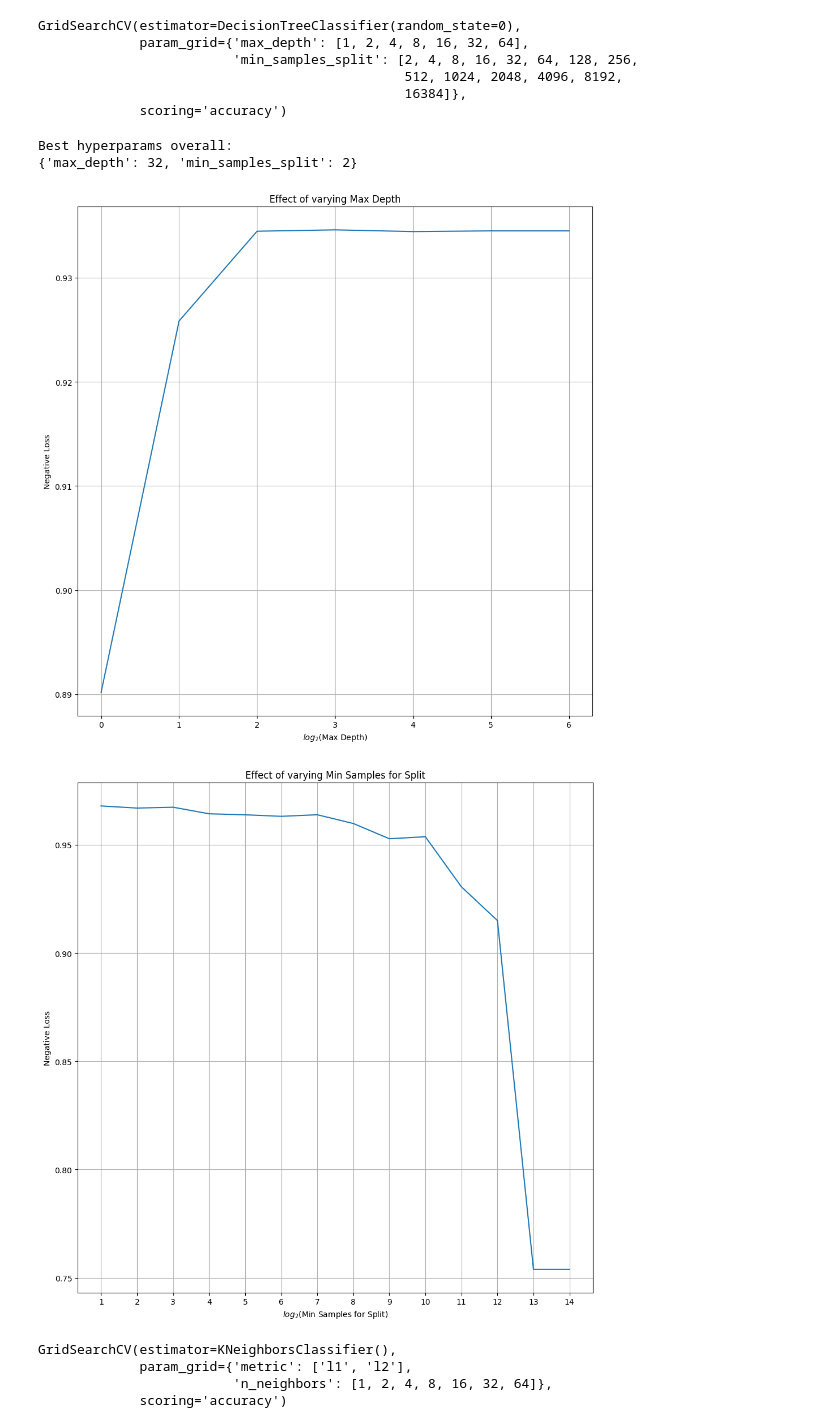
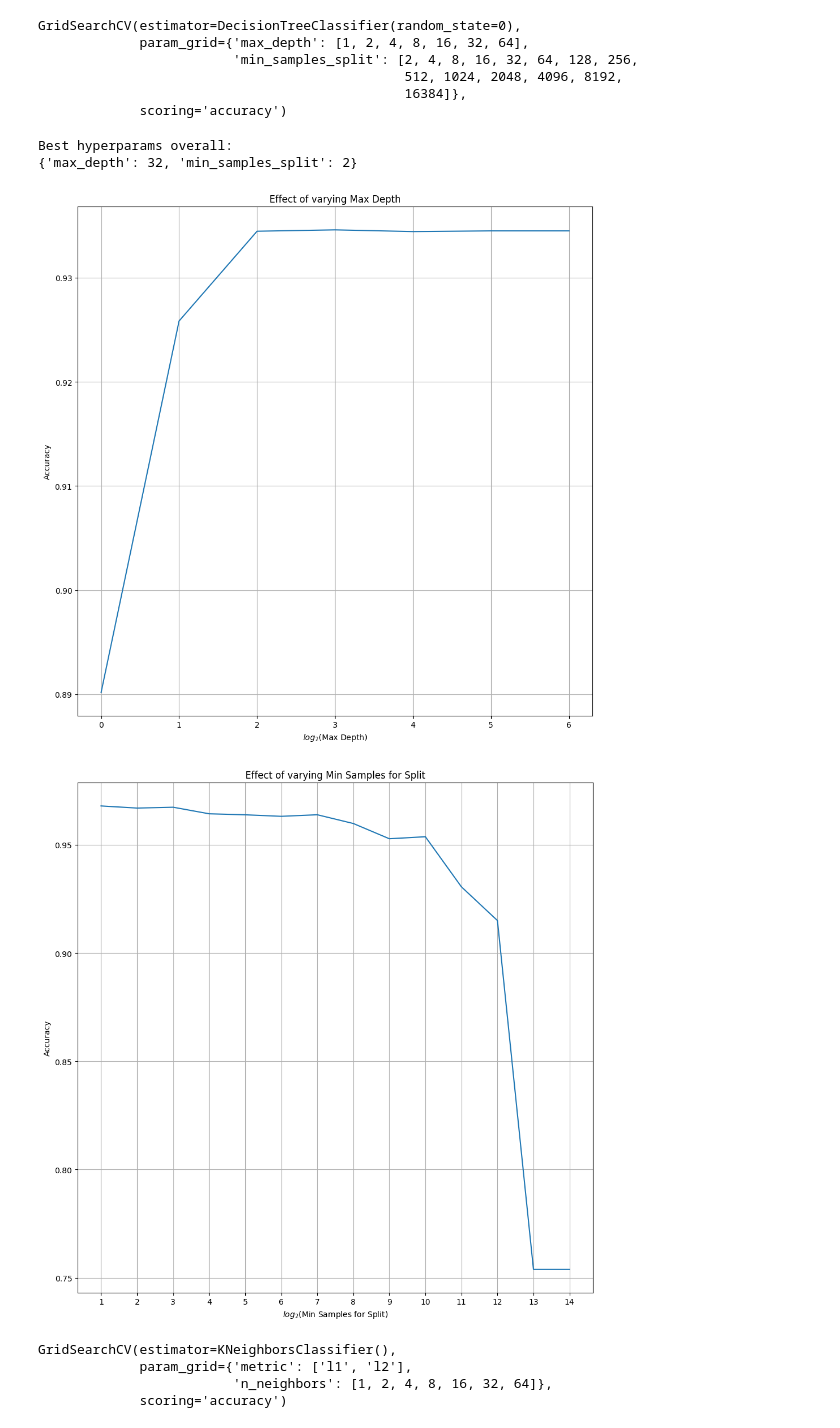
Before and after one commit to COSC5557/hyperparameter-optimization-Mikey-E, a Jupyter notebook: HPO.ipynb, the cells around one changed output. Cells and saved outputs as stored; diff of their text form; code cells hidden in the pictures.

```diff
--- a/HPO.ipynb
+++ b/HPO.ipynb
@@ -360,50 +333,25 @@ GridSearchCV(estimator=DecisionTreeClassifier(random_state=0),
 # %%
 #Now to plot how the hyperparams change the model performance (on average)
 
 #First to get lists of what params were used at each run
 cv_max_depth = GS.cv_results_['param_max_depth']
 cv_min_samples_split = GS.cv_results_['param_min_samples_split']
 
 #And the score obtained at that run
 performances = GS.cv_results_['mean_test_score']
 
-file_path = "graphs/decision_tree_classifier/"
+#Group hyperparam data pre-evaluation
+hyperparam_data = [
+    (hp_list_max_depth, hp_list_max_depth_exponents, cv_max_depth, "Max Depth"),
+    (hp_list_min_samples_split, hp_list_min_samples_split_exponents, cv_min_samples_split, "Min Samples for Split"),
+]
 
-#Now to loop thru, for every candidate find which runs it was a part of, and take the average of those performances
-for hyperparam_list, exponents, cv_results, name in [(hp_list_max_depth, hp_list_max_depth_exponents, cv_max_depth, "Max Depth"),
-                                                    (hp_list_min_samples_split, hp_list_min_samples_split_exponents, cv_min_samples_split, "Min Samples for Split"),]:
-    avgs = []
-    for candidate in hyperparam_list:
-        indexes = np.where(cv_results == candidate)[0]
-        hyperparam_performances = [performances[index] for index in indexes]
-        avg = sum(hyperparam_performances)/len(hyperparam_performances)
-        avgs.append(avg)
-
-    if exponents != None:
-        plt.figure(figsize=(10,10))
-        plt.plot(exponents, avgs)
-        plt.title("Effect of varying " + name)
-        plt.xlabel("$log_2$(" + name + ")")
-        plt.ylabel("Negative Loss")
-        plt.xticks(exponents)
-        plt.grid(True)
-        plt.tight_layout()
-    else: #categorical hyperparam
-        plt.figure(figsize=(10,10))
-        plt.bar(hyperparam_list, avgs)
-        plt.title("Effect of varying " + name)
-        plt.xlabel(name)
-        plt.ylabel("Accuracy")
-        plt.tight_layout()
-    plt.savefig(file_path + "decision_tree_classifier_" + name)
-
-print("Best hyperparams overall:")
-print(GS.best_params_)
+evaluate(GS.best_params_, hyperparam_data, performances, "decision_tree_classifier", is_regression=False)
 # %% [output]
 Best hyperparams overall:
 {'max_depth': 32, 'min_samples_split': 2}
-[figure, old version]
+[figure, new version]
-[figure, old version]
+[figure, new version]
 # %%
 #Model 4 - K-nearest neighbor
 from sklearn.neighbors import KNeighborsClassifier
```
Also changed, not shown: parts of 10 cells of this notebook, 11 other files.
